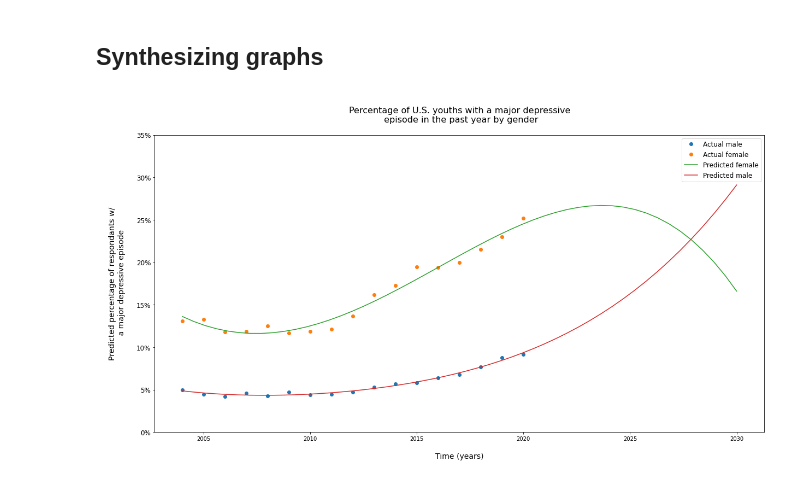
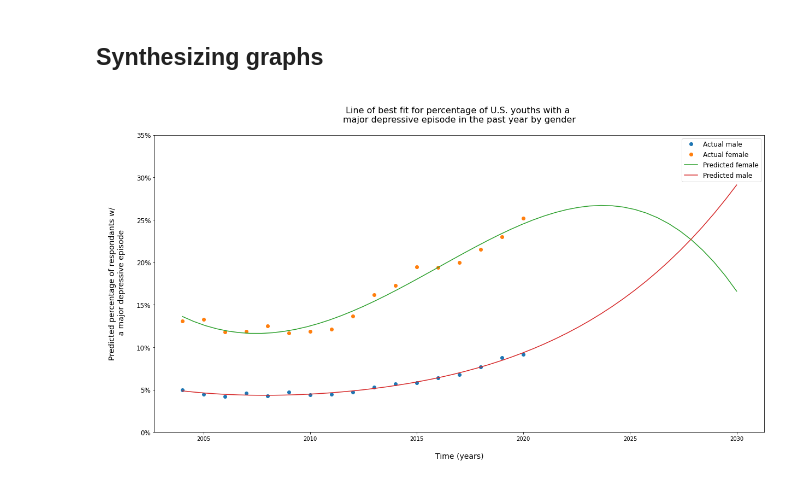
Before and after one commit to kitkatmia/DataToSolution, a Jupyter notebook: main.ipynb, the cells around one changed output. Cells and saved outputs as stored; diff of their text form; code cells hidden in the pictures.

Commit message:
Saved line of best fit + scatterplot graphs

```diff
--- a/main.ipynb
+++ b/main.ipynb
@@ -140,32 +143,35 @@ x_vals = np.linspace(2004, 2030, 50)
 fem_exp_vals = find_vals(fem_fitted_equation, x_vals)
 mal_exp_vals = find_vals(mal_fitted_equation, x_vals)
 
 # Adjust figure size
 plt.figure(figsize=(20, 10))
 
 # Plot male and female episodes scatter plot
 plt.plot(x, y, 'o', label='Actual male')
 plt.plot(x, z, 'o', label='Actual female')
 
 # Plot expected episodes
 plt.plot(x_vals, fem_exp_vals, '-', label='Predicted female')
 plt.plot(x_vals, mal_exp_vals, '-', label='Predicted male')
 
 
 # Adjusting x and y axis and title labels
 plt.xlabel('\nTime (years)\n', fontsize=14)
 plt.ylabel(
     '\nPredicted percentage of respondants w/\n a major depressive episode\n', fontsize=14)
-plt.title('\nPercentage of U.S. youths with a major depressive\n episode in the past year by gender\n', fontsize=16)
+plt.title('\nLine of best fit for percentage of U.S. youths with a \nmajor depressive episode in the past year by gender\n', fontsize=16)
 
 # Changing spacing/location/values/size of y ticks
 plt.yticks(ticks=np.arange(0, 40, step=5), labels=[
            f'{i}%' for i in range(0, 40, 5)], fontsize=12)
 
 # Adding a legend
 plt.legend(fontsize=12)
 
+# Saving graph
+plt.savefig('lobf_depressive_eps.png')
+
 # Showing the graph
 plt.show()
 # %% [output]
-[figure, old version]
+[figure, new version]
```
Also changed, not shown: parts of 1 cell of this notebook, 2 other files.
